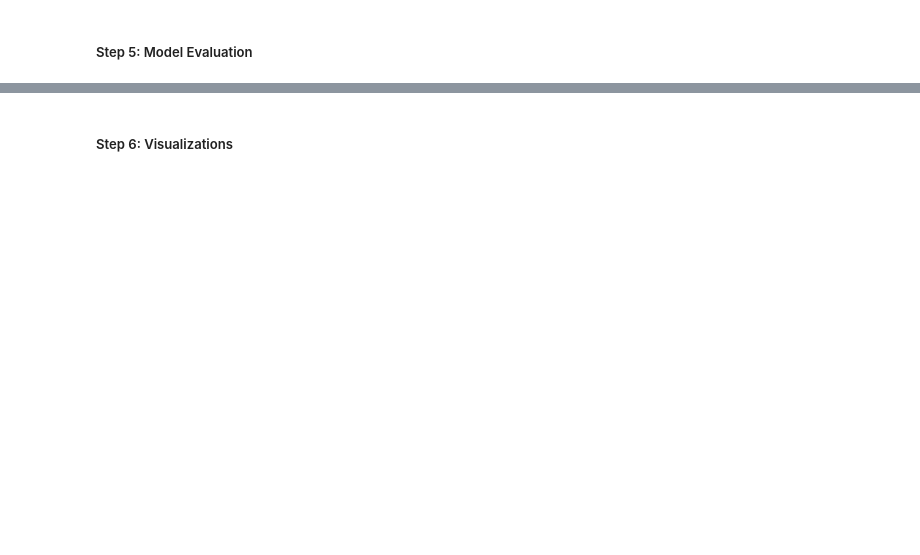
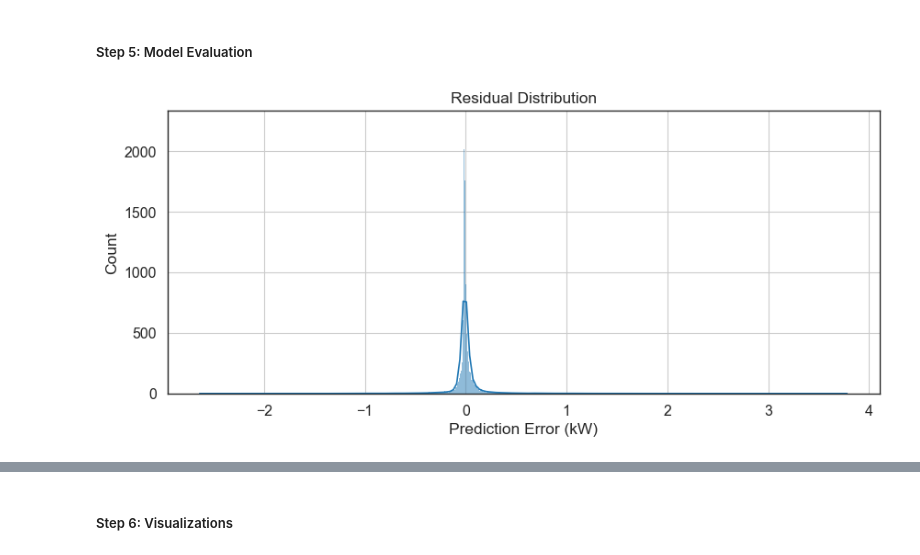
Before and after one commit to Seavleu/self-dr-vpp, a Jupyter notebook: notebooks/forecasting/global_active_power_consumption_of_household.ipynb, the cells around one changed output, grey strips where cells are left out. Drawn from its saved outputs; the diff is of its cells as text; code cells hidden in the pictures; blank space fills up the shorter version.

```diff
--- a/notebooks/forecasting/global_active_power_consumption_of_household.ipynb
+++ b/notebooks/forecasting/global_active_power_consumption_of_household.ipynb
@@ -722,2 +659,12 @@ plt.show()
 # %% [markdown]
 ##### Step 5: Model Evaluation
+# %%
+residuals = y_test_inv.flatten() - y_pred_inv.flatten()
+plt.figure(figsize=(10, 4))
+sns.histplot(residuals, kde=True)
+plt.title("Residual Distribution")
+plt.xlabel("Prediction Error (kW)")
+plt.grid(True)
+plt.show()
+# %% [output]
+[figure, added]
```
Also changed, not shown: parts of 10 cells of this notebook, 14 other files.
